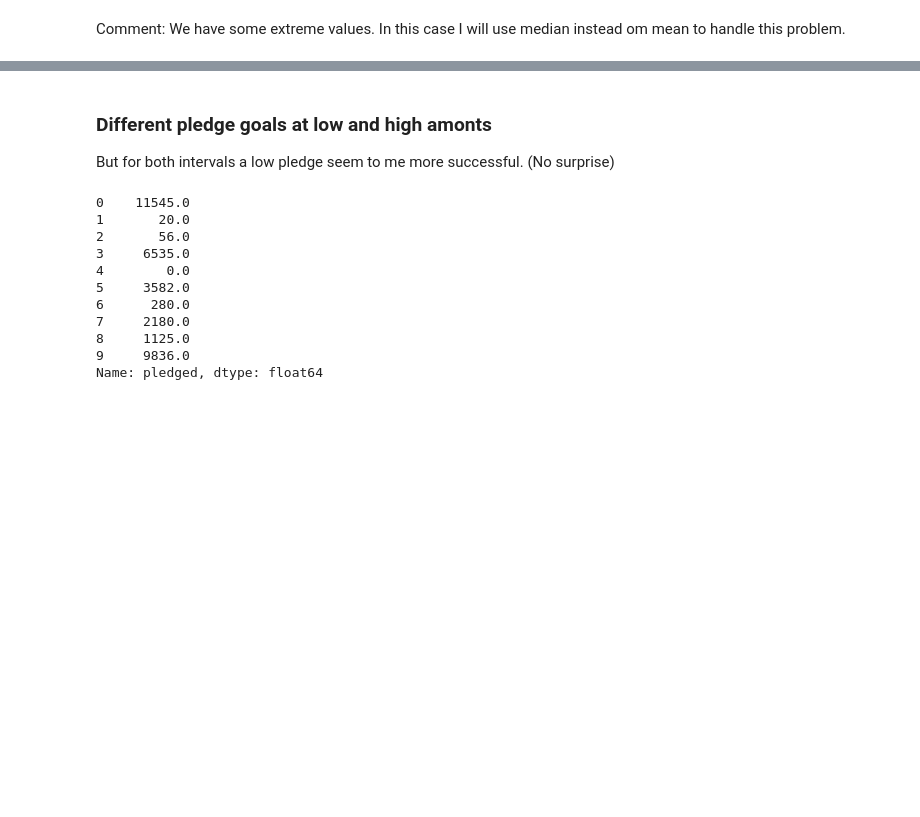
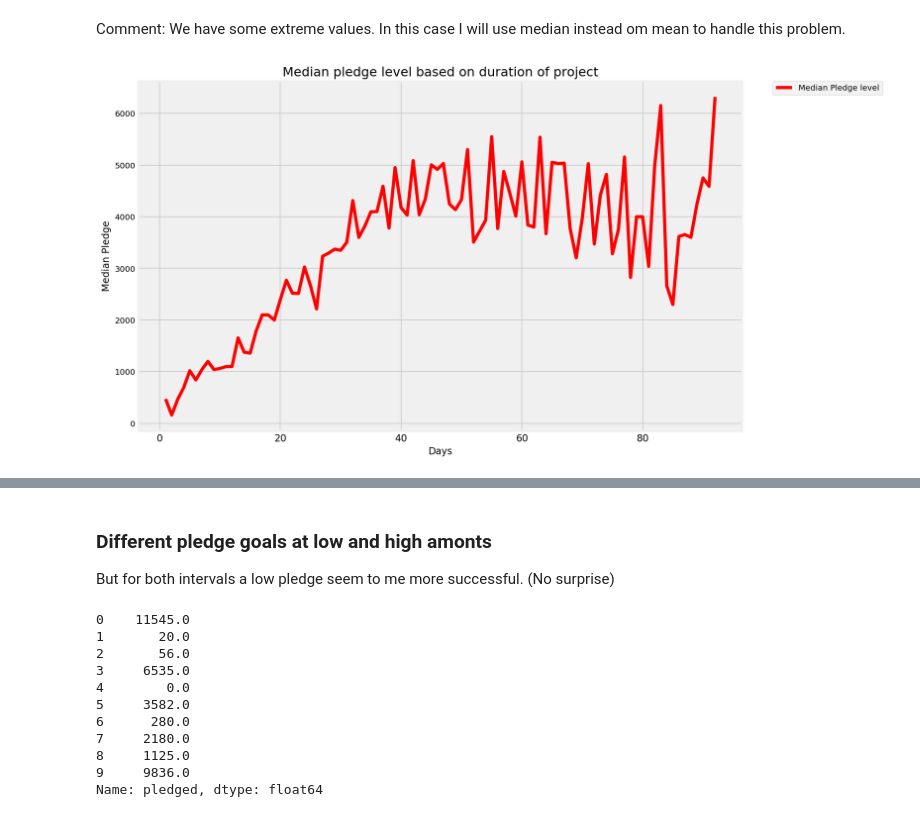
Before and after one commit to yhpf/kickstarter, a Jupyter notebook: kickstarter2.ipynb, the cells around one changed output, grey strips where cells are left out. Saved outputs shown, nothing was run; the diff lists cells and outputs as text; code cells hidden in the pictures; blank space fills up the shorter version.

```diff
--- a/kickstarter2.ipynb
+++ b/kickstarter2.ipynb
@@ -400,0 +406,24 @@ Comment: We have some extreme values. In this case I will use median instead om
+# %%
+# make line chart
+y2 = cykel['pledged'].values
+x2 = cykel.index.values
+
+fig, ax = plt.subplots()
+fig.set_size_inches(12, 8)
+
+ax.plot(x2, y2, label="Median Pledge level", color='r')
+
+ax.legend(bbox_to_anchor=(1.05, 1), loc=2, borderaxespad=0.)
+
+plt.xlabel('Days')
+plt.ylabel('Median Pledge')
+plt.title('Median pledge level based on duration of project')
+
+plt.rc('axes', titlesize=16)
+plt.rc('axes', labelsize=12)
+plt.rc('xtick', labelsize=12)
+plt.rc('figure', titlesize=12)
+
+plt.show();
+# %% [output]
+[figure, added]
```
Also changed, not shown: parts of 22 cells of this notebook.
